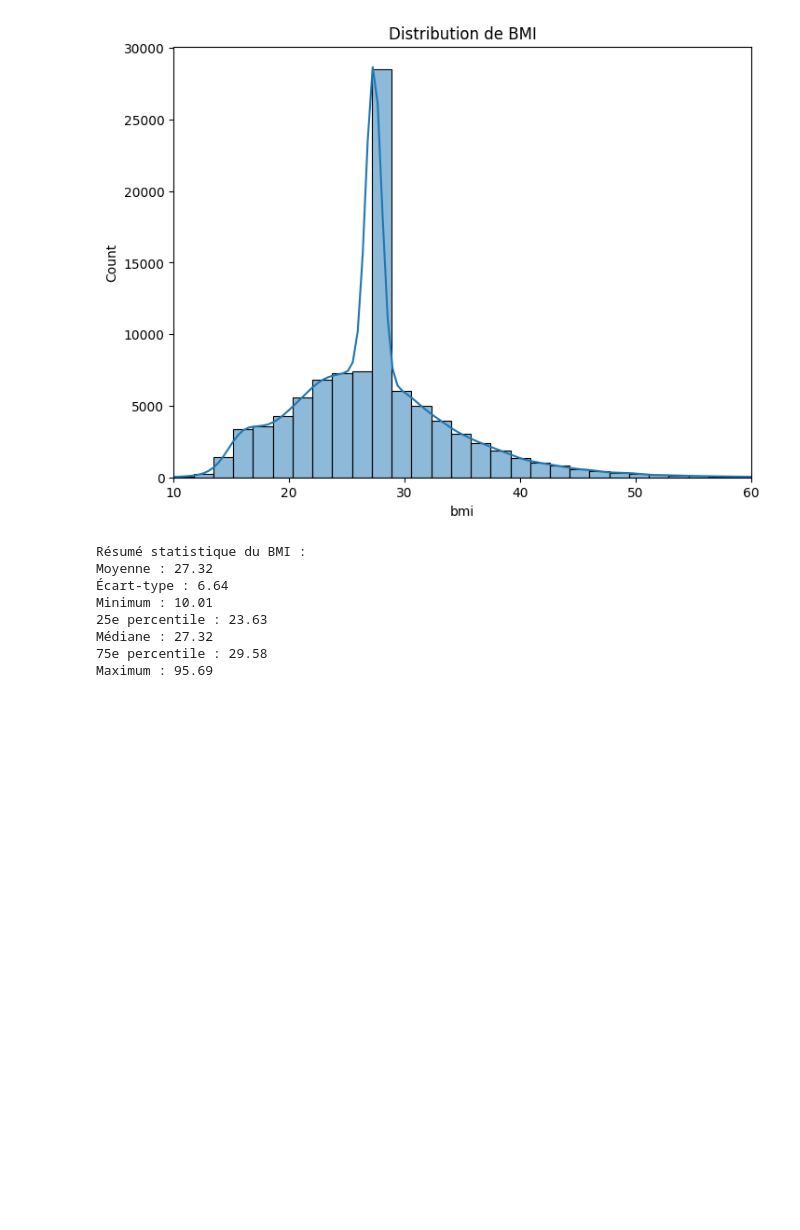
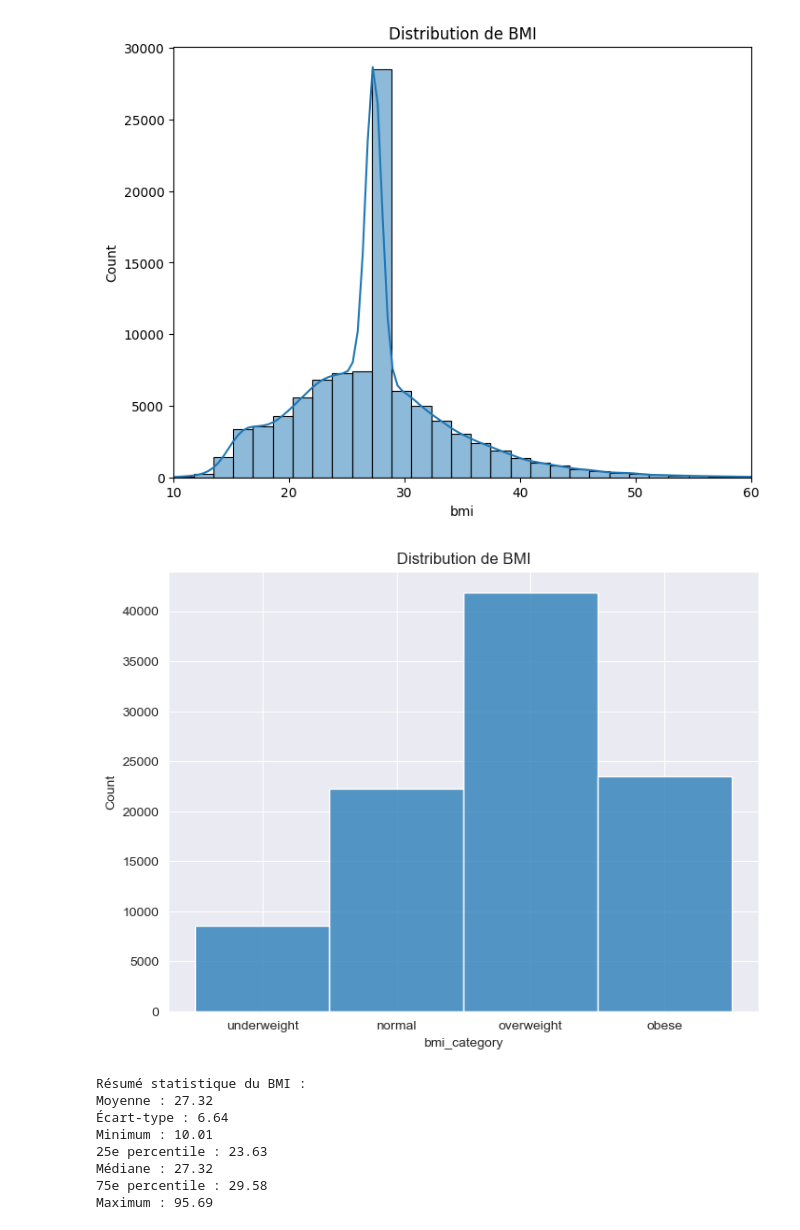
Before and after one commit to shirin-25/Python_labs, a Jupyter notebook: main.ipynb, the cells around one changed output. Drawn from its saved outputs; the diff is of its cells as text; code cells hidden in the pictures; blank space fills up the shorter version.

Commit message:
added bmi_category and plot

```diff
--- a/main.ipynb
+++ b/main.ipynb
@@ -141,6 +141,20 @@ min         10.010000
 max         95.690000
 Name: bmi, dtype: float64
 [figure]
+# %%
+# ranges and labels for BMI value classifications, according to cancer.org
+intervals = [0, 18.5, 25, 30, np.inf]
+df['bmi_category'] = pd.cut(df['bmi'],
+                            bins=intervals,
+                            labels=["underweight", "normal", "overweight", "obese"])
+
+# Histogramme de la variable BMI
+plt.figure(figsize=(8, 6))
+sns.histplot(df['bmi_category'], bins=len(intervals)-1)
+plt.title('Distribution de BMI')
+plt.show()
+# %% [output]
+[figure, added]
 # %%
 import numpy as np
 
```
Also changed, not shown: parts of 3 cells of this notebook, 1 other file.
